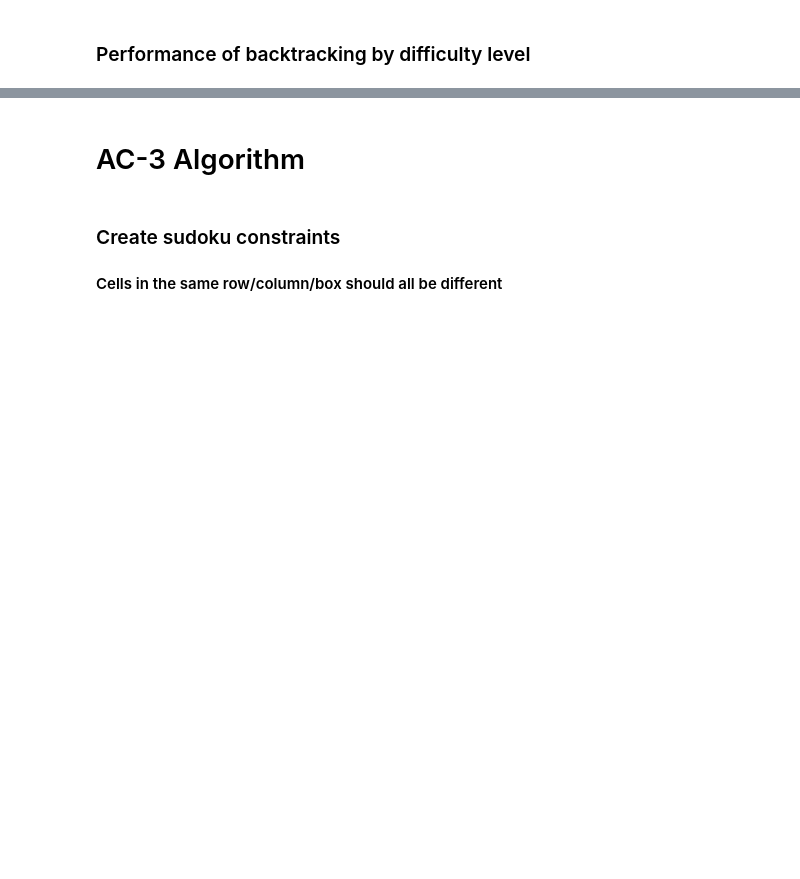
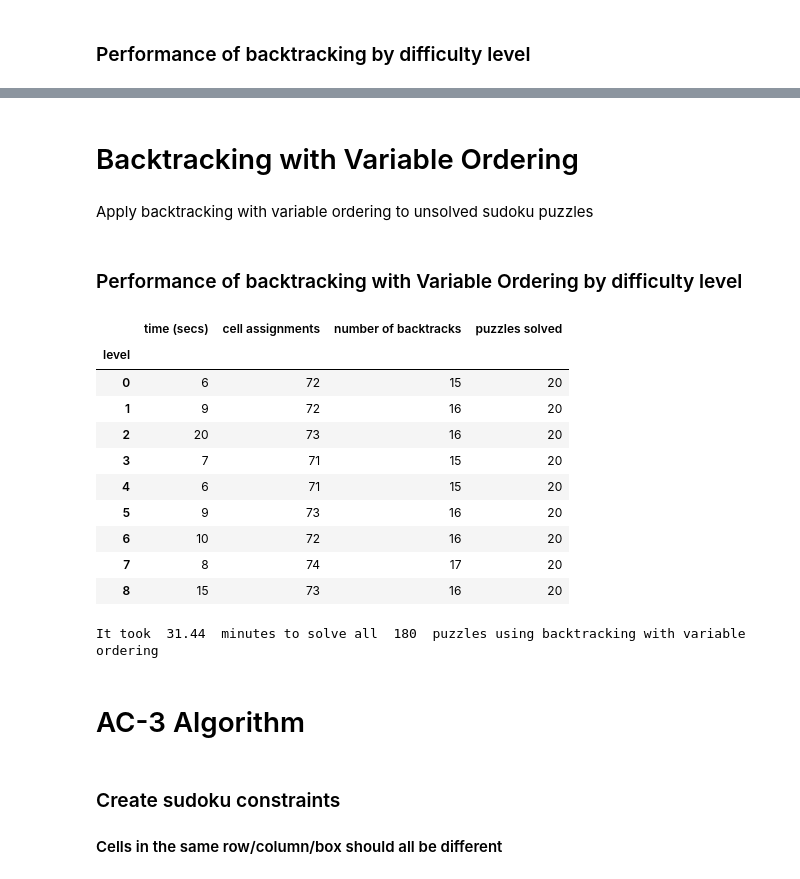
Before and after one commit to heba-razzak/AI-CSP, a Jupyter notebook: Sudoku_CSP.ipynb, the cells around one changed output, grey strips where cells are left out. Drawn from its saved outputs; the diff is of its cells as text; code cells hidden in the pictures; blank space fills up the shorter version.

```diff
--- a/Sudoku_CSP.ipynb
+++ b/Sudoku_CSP.ipynb
@@ -660,3 +694,56 @@ It took  27.05  minutes to solve all  180  puzzles using backtracking
+# %% [markdown]
+# Backtracking with Variable Ordering
+# %% [markdown]
+Apply backtracking with variable ordering to unsolved sudoku puzzles
+# %%
+backtracking_vo_results = pd.DataFrame(columns=['puzzle','solved puzzle','counter', 'backtrack counter','time (secs)','level'])
+# for each puzzle in sample_df
+for index, row in sample_df.iterrows():
+    # unsolved puzzle
+    puzzle = row['puzzle']
+    # difficulty level
+    level = row['level']
+    # convert puzzle from string to grid
+    puzzle_grid = string_to_grid(puzzle)
+    start_time = time.time()
+    solved_puzzle, counter, backtrack_counter = backtracking_with_variable_ordering(puzzle_grid)
+    end_time = time.time()
+    time_taken = round(end_time-start_time,1)
+    puzzle_grid = string_to_grid(puzzle)
+    backtracking_vo_results_i = pd.DataFrame(
+        [[puzzle_grid,solved_puzzle,counter,backtrack_counter,time_taken,level]],
+        columns=['puzzle','solved puzzle','counter', 'backtrack counter','time (secs)','level'])
+    backtracking_vo_results = pd.concat([backtracking_vo_results,backtracking_vo_results_i])
+# %%
+# checking performance of algorithm on the different levels
+backtracking_vo_results['cell assignments'] = backtracking_vo_results['counter'].astype(int)
+backtracking_vo_results['number of backtracks'] = backtracking_vo_results['backtrack counter'].astype(int)
+counts = backtracking_vo_results.groupby('level').size()
+grouped_vo_results = backtracking_vo_results.groupby('level').mean()
+grouped_vo_results['puzzles solved'] = counts
+bt_vo_total_time = sum(backtracking_vo_results['time (secs)'])
+bt_vo_count = sum(grouped_vo_results['puzzles solved'])
+grouped_vo_results = grouped_vo_results.astype(int)
+# %% [markdown]
+### Performance of backtracking with Variable Ordering by difficulty level
+# %%
+grouped_vo_results
+# %% [output]
+|  | time (secs) | cell assignments | number of backtracks | puzzles solved |
+| level |  |  |  |  |
+| 0 | 6 | 72 | 15 | 20 |
+| 1 | 9 | 72 | 16 | 20 |
+| 2 | 20 | 73 | 16 | 20 |
+| 3 | 7 | 71 | 15 | 20 |
+| 4 | 6 | 71 | 15 | 20 |
+| 5 | 9 | 73 | 16 | 20 |
+| 6 | 10 | 72 | 16 | 20 |
+| 7 | 8 | 74 | 17 | 20 |
+| 8 | 15 | 73 | 16 | 20 |
+# %%
+print('It took ',round(bt_vo_total_time/60,2),' minutes to solve all ',bt_vo_count,' puzzles using backtracking with variable ordering')
+# %% [output]
+It took  31.44  minutes to solve all  180  puzzles using backtracking with variable ordering
 # %% [markdown]
 # AC-3 Algorithm
 # %% [markdown]
```
Also changed, not shown: parts of 29 cells of this notebook.
